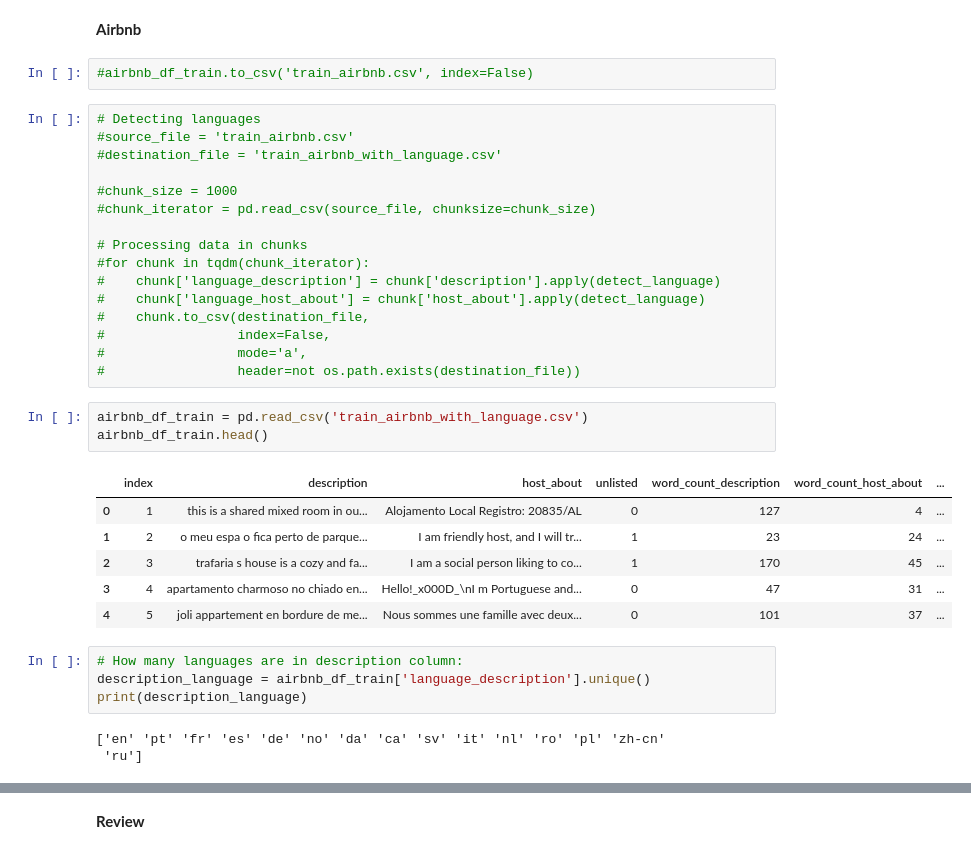
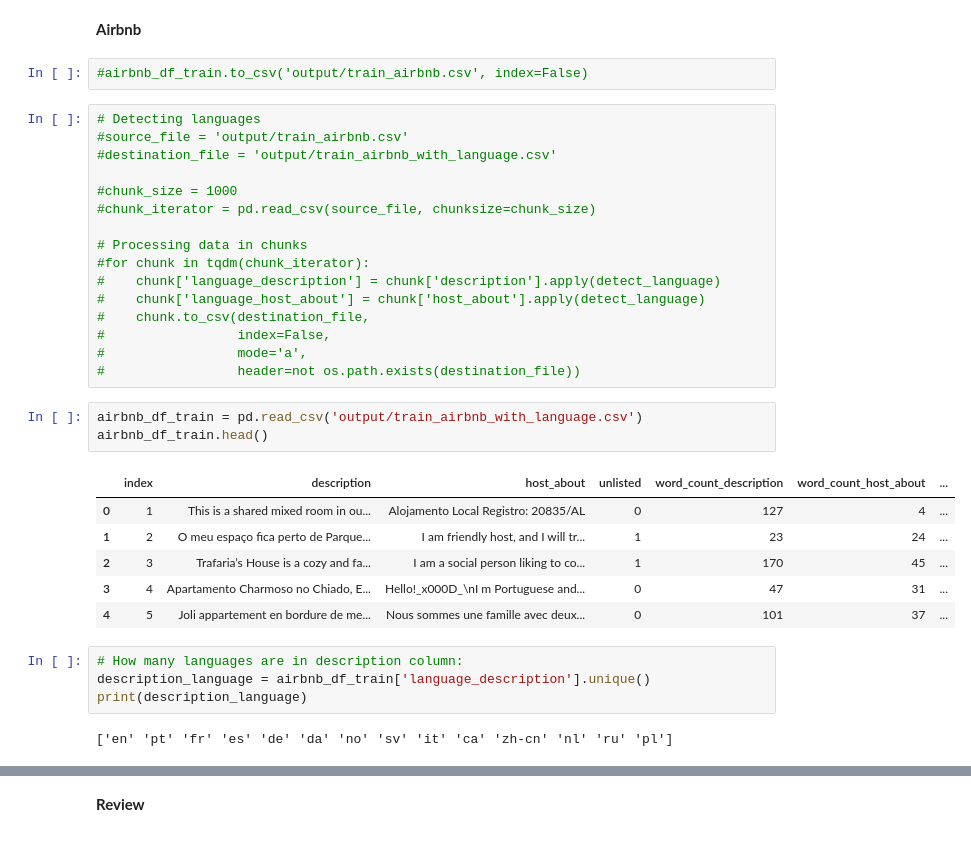
Before and after one commit to iryna-savchuk/TM_project, a Jupyter notebook: NLP_17_catia.ipynb, the cells around one changed output, grey strips where cells are left out. Saved outputs shown, nothing was run; the diff lists cells and outputs as text.

```diff
--- a/NLP_17_catia.ipynb
+++ b/NLP_17_catia.ipynb
@@ -430,11 +431,11 @@ def detect_language(text):
 # %% [markdown]
 **Airbnb**
 # %%
-#airbnb_df_train.to_csv('train_airbnb.csv', index=False)
+#airbnb_df_train.to_csv('output/train_airbnb.csv', index=False)
 # %%
 # Detecting languages
-#source_file = 'train_airbnb.csv'
-#destination_file = 'train_airbnb_with_language.csv'
+#source_file = 'output/train_airbnb.csv'
+#destination_file = 'output/train_airbnb_with_language.csv'
 
 #chunk_size = 1000
 #chunk_iterator = pd.read_csv(source_file, chunksize=chunk_size)
@@ -448,22 +449,21 @@ def detect_language(text):
 #                 mode='a',
 #                 header=not os.path.exists(destination_file))
 # %%
-airbnb_df_train = pd.read_csv('train_airbnb_with_language.csv')
+airbnb_df_train = pd.read_csv('output/train_airbnb_with_language.csv')
 airbnb_df_train.head()
 # %% [output]
 |  | index | description | host_about | unlisted | word_count_description | word_count_host_about | ... |
-| 0 | 1 | this is a shared mixed room in ou... | Alojamento Local Registro: 20835/AL | 0 | 127 | 4 | ... |
-| 1 | 2 | o meu espa o fica perto de parque... | I am friendly host, and I will tr... | 1 | 23 | 24 | ... |
-| 2 | 3 | trafaria s house is a cozy and fa... | I am a social person liking to co... | 1 | 170 | 45 | ... |
-| 3 | 4 | apartamento charmoso no chiado en... | Hello!_x000D_\nI m Portuguese and... | 0 | 47 | 31 | ... |
-| 4 | 5 | joli appartement en bordure de me... | Nous sommes une famille avec deux... | 0 | 101 | 37 | ... |
+| 0 | 1 | This is a shared mixed room in ou... | Alojamento Local Registro: 20835/AL | 0 | 127 | 4 | ... |
+| 1 | 2 | O meu espaço fica perto de Parque... | I am friendly host, and I will tr... | 1 | 23 | 24 | ... |
+| 2 | 3 | Trafaria’s House is a cozy and fa... | I am a social person liking to co... | 1 | 170 | 45 | ... |
+| 3 | 4 | Apartamento Charmoso no Chiado, E... | Hello!_x000D_\nI m Portuguese and... | 0 | 47 | 31 | ... |
+| 4 | 5 | Joli appartement en bordure de me... | Nous sommes une famille avec deux... | 0 | 101 | 37 | ... |
 # %%
 # How many languages are in description column:
 description_language = airbnb_df_train['language_description'].unique()
 print(description_language)
 # %% [output]
-['en' 'pt' 'fr' 'es' 'de' 'no' 'da' 'ca' 'sv' 'it' 'nl' 'ro' 'pl' 'zh-cn'
- 'ru']
+['en' 'pt' 'fr' 'es' 'de' 'da' 'no' 'sv' 'it' 'ca' 'zh-cn' 'nl' 'ru' 'pl']
 # %%
 freq = pd.Series(airbnb_df_train['language_description']).value_counts()
 
```
Also changed, not shown: parts of 56 cells of this notebook.
